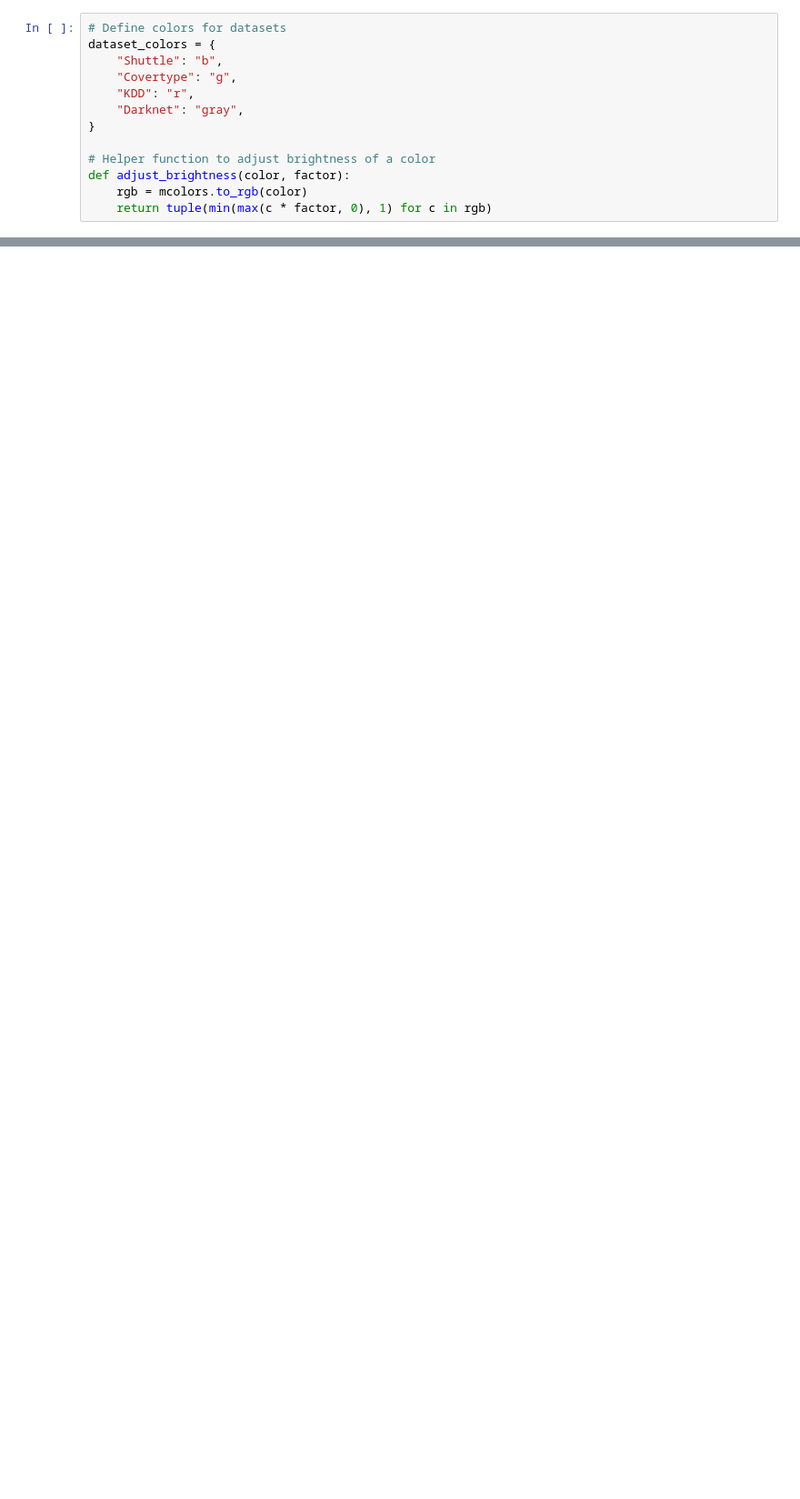
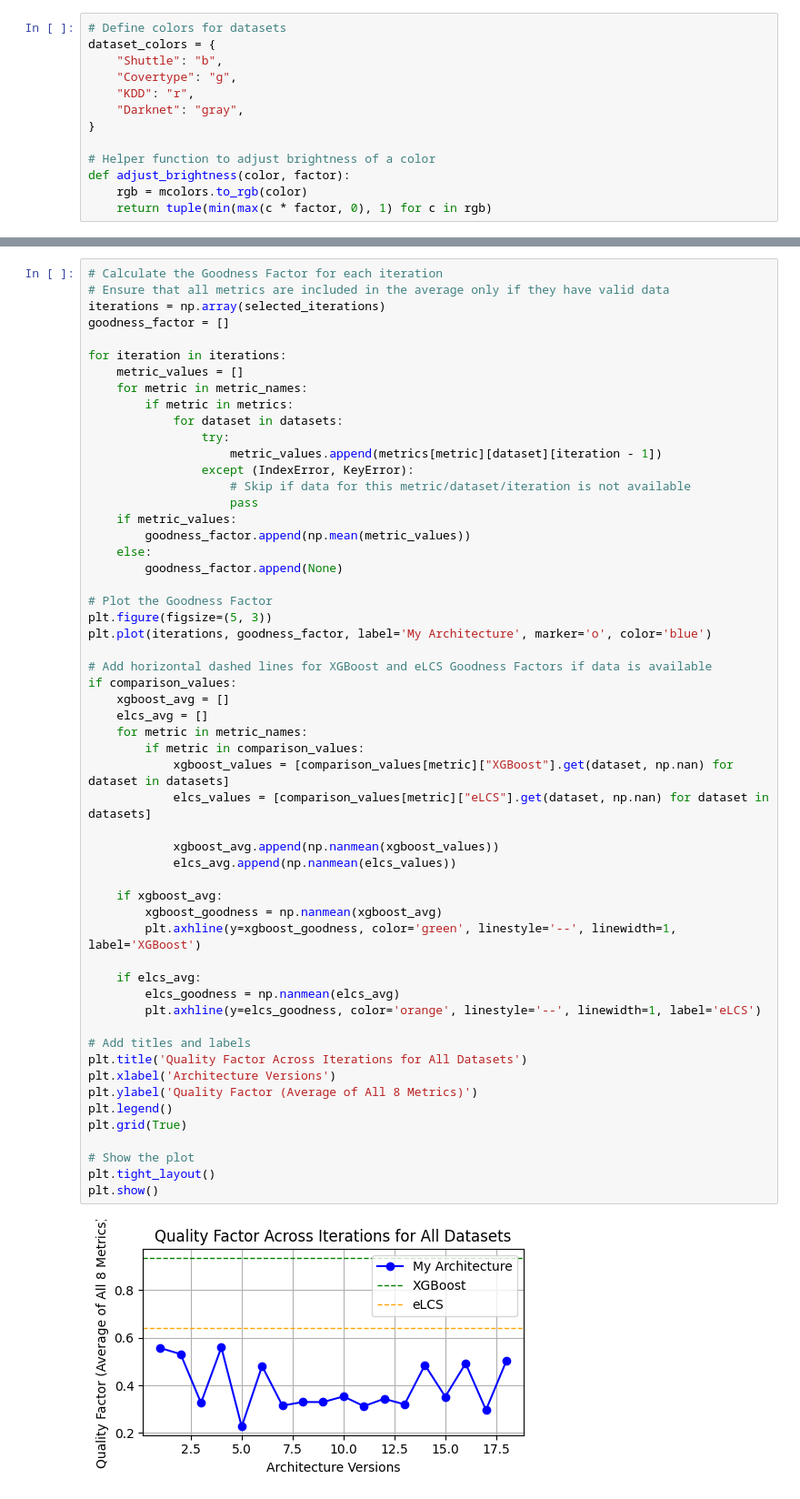
Before and after one commit to sharpenedkey/ma-neural-nets, a Jupyter notebook: _plots.ipynb, the cells around one changed output, grey strips where cells are left out. Shown at 91% size. Cells and saved outputs as stored; diff of their text form; blank space fills up the shorter version.

```diff
--- a/_plots.ipynb
+++ b/_plots.ipynb
@@ -205,0 +272,57 @@ plt.show()
+# %%
+# Calculate the Goodness Factor for each iteration
+# Ensure that all metrics are included in the average only if they have valid data
+iterations = np.array(selected_iterations)
+goodness_factor = []
+
+for iteration in iterations:
+    metric_values = []
+    for metric in metric_names:
+        if metric in metrics:
+            for dataset in datasets:
+                try:
+                    metric_values.append(metrics[metric][dataset][iteration - 1])
+                except (IndexError, KeyError):
+                    # Skip if data for this metric/dataset/iteration is not available
+                    pass
+    if metric_values:
+        goodness_factor.append(np.mean(metric_values))
+    else:
+        goodness_factor.append(None)
+
+# Plot the Goodness Factor
+plt.figure(figsize=(5, 3))
+plt.plot(iterations, goodness_factor, label='My Architecture', marker='o', color='blue')
+
+# Add horizontal dashed lines for XGBoost and eLCS Goodness Factors if data is available
+if comparison_values:
+    xgboost_avg = []
+    elcs_avg = []
+    for metric in metric_names:
+        if metric in comparison_values:
+            xgboost_values = [comparison_values[metric]["XGBoost"].get(dataset, np.nan) for dataset in datasets]
+            elcs_values = [comparison_values[metric]["eLCS"].get(dataset, np.nan) for dataset in datasets]
+
+            xgboost_avg.append(np.nanmean(xgboost_values))
+            elcs_avg.append(np.nanmean(elcs_values))
+
+    if xgboost_avg:
+        xgboost_goodness = np.nanmean(xgboost_avg)
+        plt.axhline(y=xgboost_goodness, color='green', linestyle='--', linewidth=1, label='XGBoost')
+
+    if elcs_avg:
+        elcs_goodness = np.nanmean(elcs_avg)
+        plt.axhline(y=elcs_goodness, color='orange', linestyle='--', linewidth=1, label='eLCS')
+
+# Add titles and labels
+plt.title('Quality Factor Across Iterations for All Datasets')
+plt.xlabel('Architecture Versions')
+plt.ylabel('Quality Factor (Average of All 8 Metrics)')
+plt.legend()
+plt.grid(True)
+
+# Show the plot
+plt.tight_layout()
+plt.show()
+# %% [output]
+[figure, added]
```
Also changed, not shown: parts of 3 cells of this notebook.
